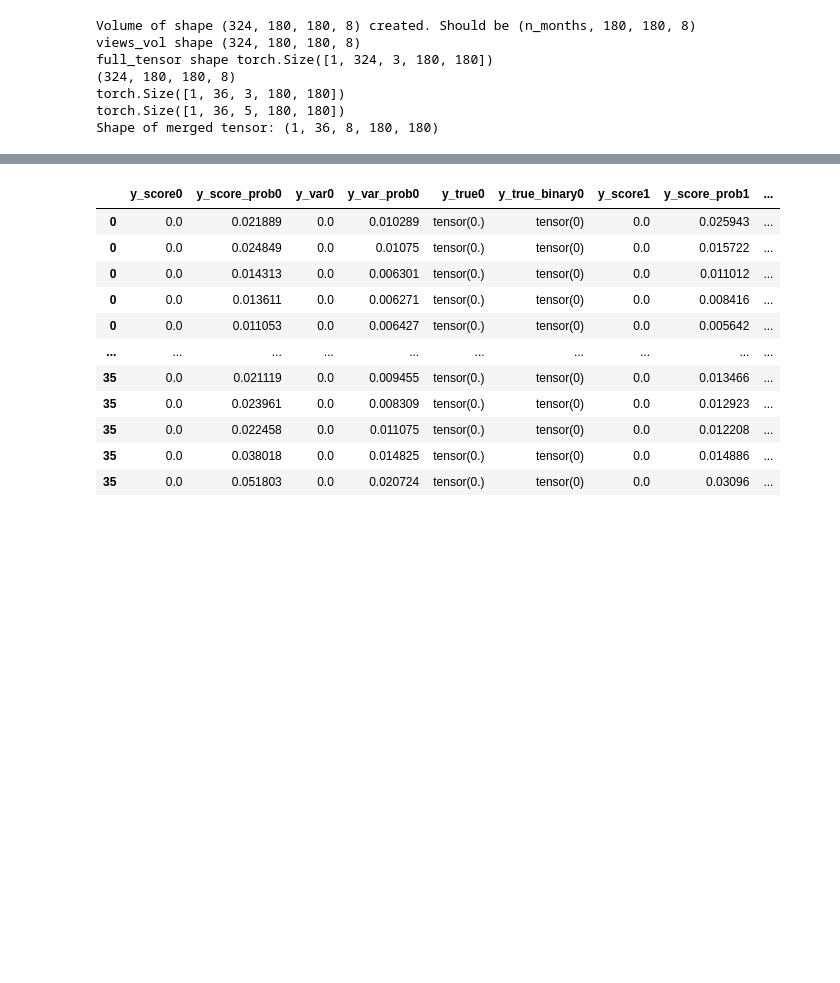
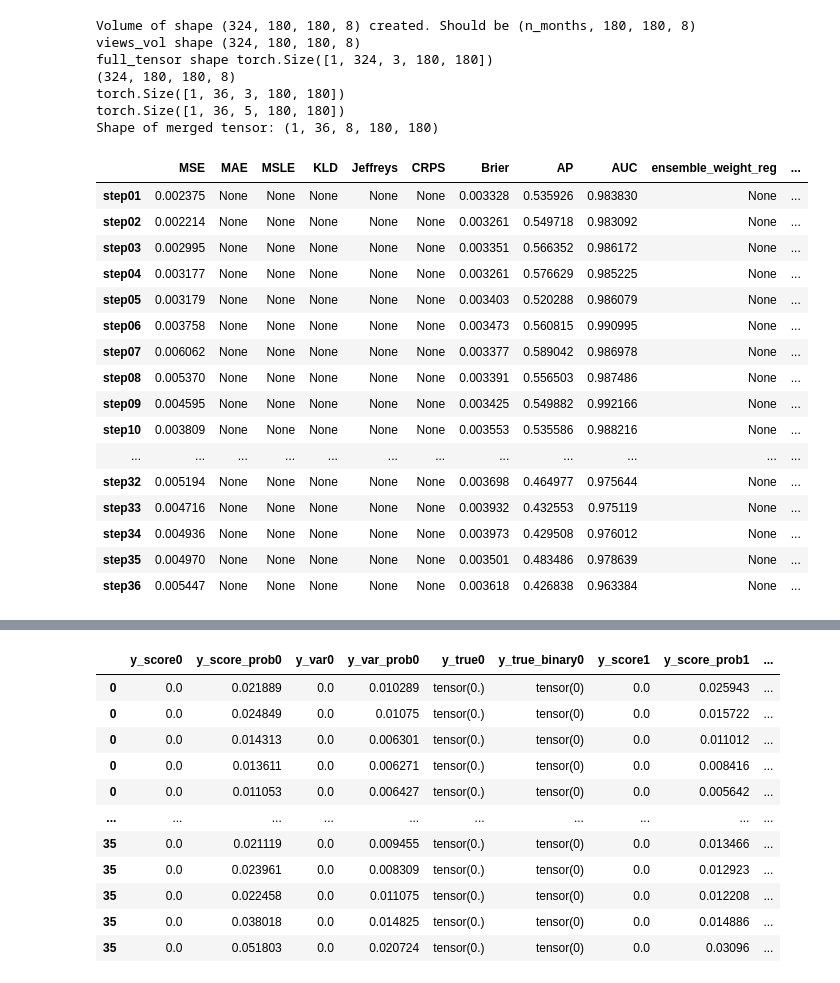
Before and after one commit to prio-data/views_pipeline, a Jupyter notebook: models/purple_alien/notebooks/test_to_prediction_store.ipynb, the cells around one changed output, grey strips where cells are left out. Drawn from its saved outputs; the diff is of its cells as text; code cells hidden in the pictures; blank space fills up the shorter version.

```diff
--- a/models/purple_alien/notebooks/test_to_prediction_store.ipynb
+++ b/models/purple_alien/notebooks/test_to_prediction_store.ipynb
@@ -347,6 +365,27 @@ for t in range(mean_array.shape[0]): #  0 of mean array is the temporal dim
 
     # Again, this is for wandb logging
     log_dict_list.append(log_dict)
+# %%
+df_eval_sb = EvaluationMetrics.evaluation_dict_to_dataframe(dict_of_evel_dicts["sb"])
+df_eval_sb
+# %% [output]
+|  | MSE | MAE | MSLE | KLD | Jeffreys | CRPS | Brier | AP | AUC | ensemble_weight_reg | ... |
+| step01 | 0.002375 | None | None | None | None | None | 0.003328 | 0.535926 | 0.983830 | None | ... |
+| step02 | 0.002214 | None | None | None | None | None | 0.003261 | 0.549718 | 0.983092 | None | ... |
+| step03 | 0.002995 | None | None | None | None | None | 0.003351 | 0.566352 | 0.986172 | None | ... |
+| step04 | 0.003177 | None | None | None | None | None | 0.003261 | 0.576629 | 0.985225 | None | ... |
+| step05 | 0.003179 | None | None | None | None | None | 0.003403 | 0.520288 | 0.986079 | None | ... |
+| step06 | 0.003758 | None | None | None | None | None | 0.003473 | 0.560815 | 0.990995 | None | ... |
+| step07 | 0.006062 | None | None | None | None | None | 0.003377 | 0.589042 | 0.986978 | None | ... |
+| step08 | 0.005370 | None | None | None | None | None | 0.003391 | 0.556503 | 0.987486 | None | ... |
+| step09 | 0.004595 | None | None | None | None | None | 0.003425 | 0.549882 | 0.992166 | None | ... |
+| step10 | 0.003809 | None | None | None | None | None | 0.003553 | 0.535586 | 0.988216 | None | ... |
+| ... | ... | ... | ... | ... | ... | ... | ... | ... | ... | ... | ... |
+| step32 | 0.005194 | None | None | None | None | None | 0.003698 | 0.464977 | 0.975644 | None | ... |
+| step33 | 0.004716 | None | None | None | None | None | 0.003932 | 0.432553 | 0.975119 | None | ... |
+| step34 | 0.004936 | None | None | None | None | None | 0.003973 | 0.429508 | 0.976012 | None | ... |
+| step35 | 0.004970 | None | None | None | None | None | 0.003501 | 0.483486 | 0.978639 | None | ... |
+| step36 | 0.005447 | None | None | None | None | None | 0.003618 | 0.426838 | 0.963384 | None | ... |
 # %%
  # Example usage with 'sb', 'ns', 'os'
 df_sb = ModelOutputs.output_dict_to_dataframe(dict_of_outputs_dicts["sb"])
```
Also changed, not shown: parts of 4 cells of this notebook.
